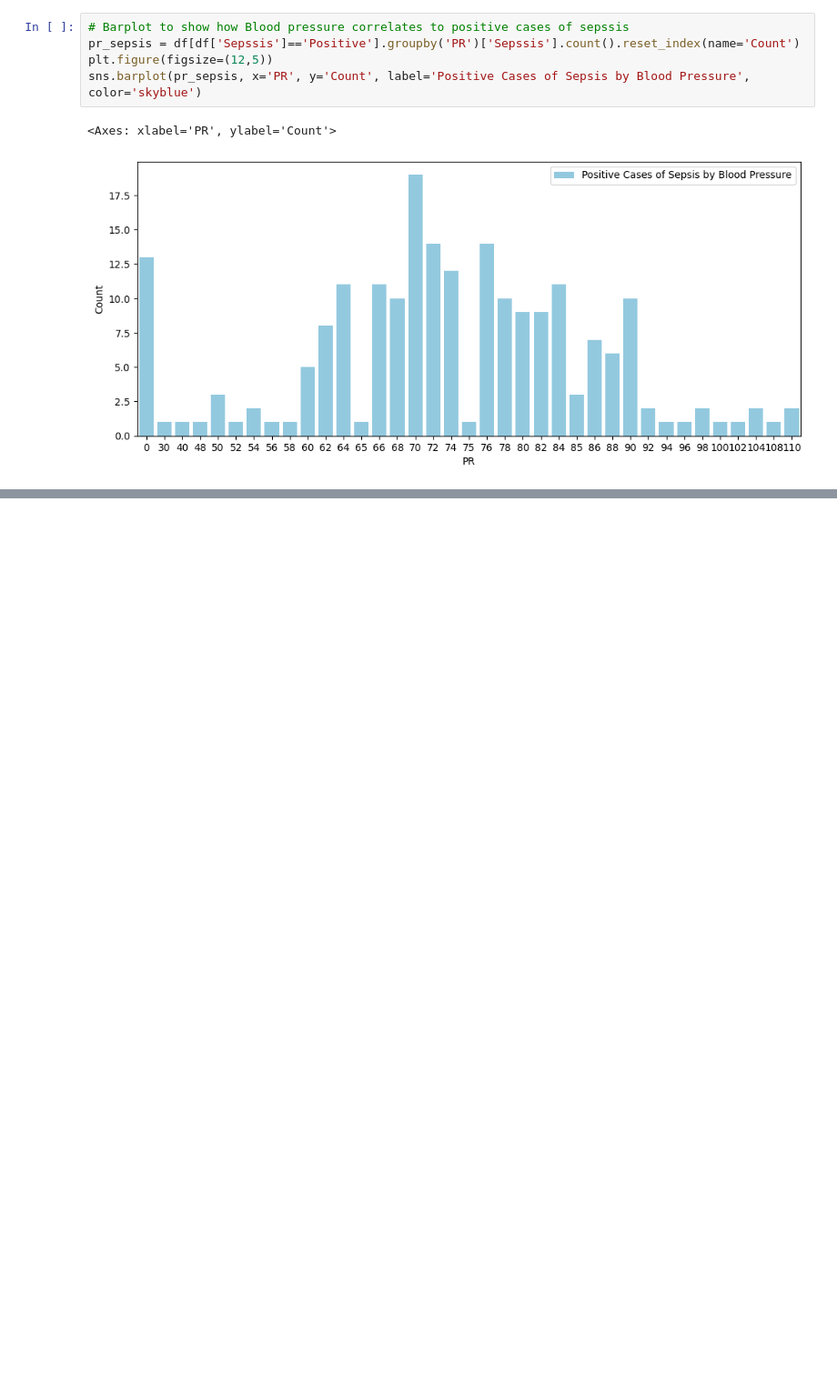
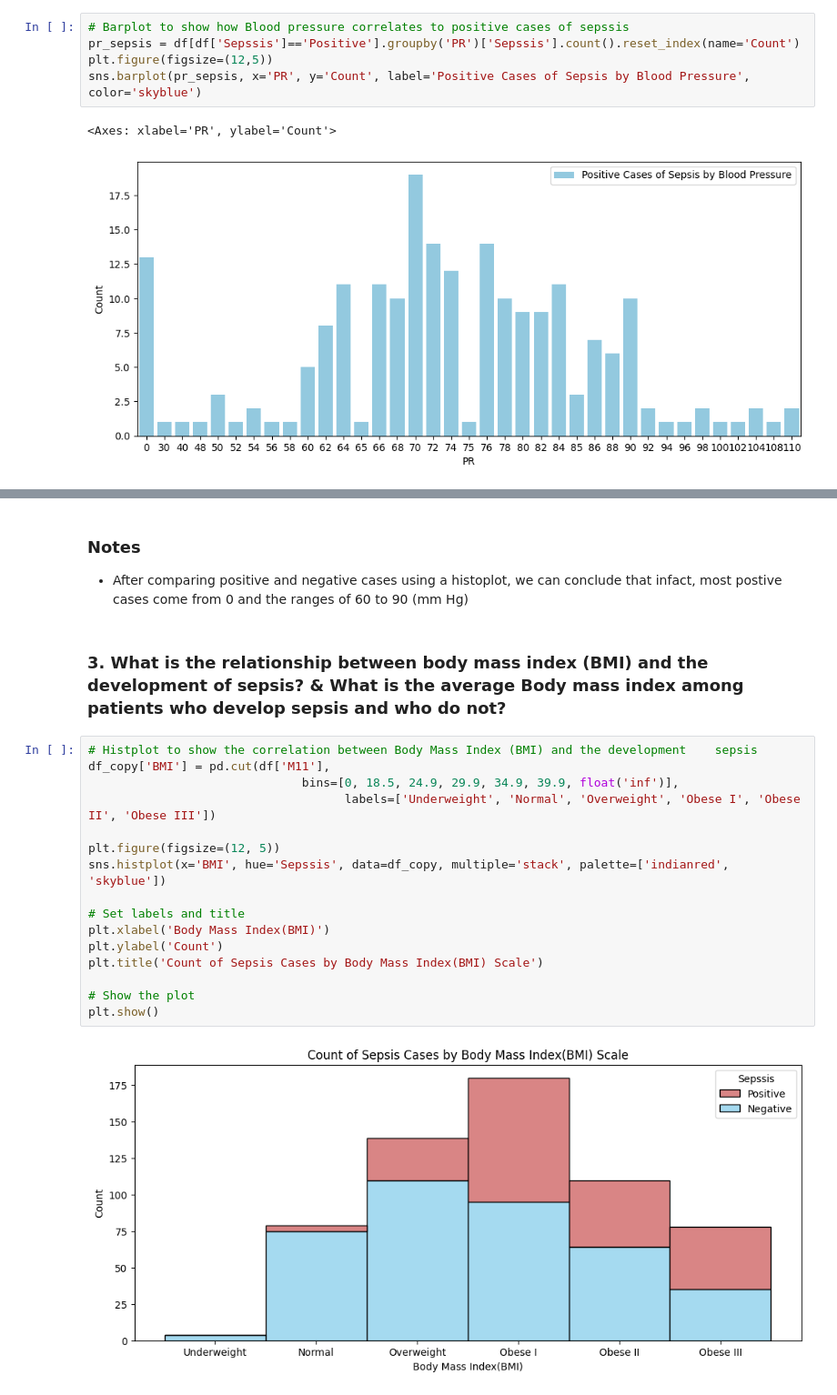
Before and after one commit to murithidenisgitobu/Sepsis-Predictor, a Jupyter notebook: Notebook.ipynb, the cells around one changed output, grey strips where cells are left out. Shown at 91% size. Drawn from its saved outputs; the diff is of its cells as text; blank space fills up the shorter version.

```diff
--- a/Notebook.ipynb
+++ b/Notebook.ipynb
@@ -246,0 +266,23 @@ sns.barplot(pr_sepsis, x='PR', y='Count', label='Positive Cases of Sepsis by Blo
+# %% [markdown]
+### Notes
+- After comparing positive and negative cases using a histoplot, we can conclude that infact, most postive cases come from 0 and the ranges of 60 to 90 (mm Hg)
+# %% [markdown]
+### 3. What is the relationship between body mass index (BMI) and the development of sepsis? & What is the average Body mass index among patients who develop sepsis and who do not?
+# %%
+# Histplot to show the correlation between Body Mass Index (BMI) and the development	sepsis
+df_copy['BMI'] = pd.cut(df['M11'],
+                              bins=[0, 18.5, 24.9, 29.9, 34.9, 39.9, float('inf')],
+                                    labels=['Underweight', 'Normal', 'Overweight', 'Obese I', 'Obese II', 'Obese III'])
+
+plt.figure(figsize=(12, 5))
+sns.histplot(x='BMI', hue='Sepssis', data=df_copy, multiple='stack', palette=['indianred', 'skyblue'])
+
+# Set labels and title
+plt.xlabel('Body Mass Index(BMI)')
+plt.ylabel('Count')
+plt.title('Count of Sepsis Cases by Body Mass Index(BMI) Scale')
+
+# Show the plot
+plt.show()
+# %% [output]
+[figure, added]
```
Also changed, not shown: parts of 14 cells of this notebook.
